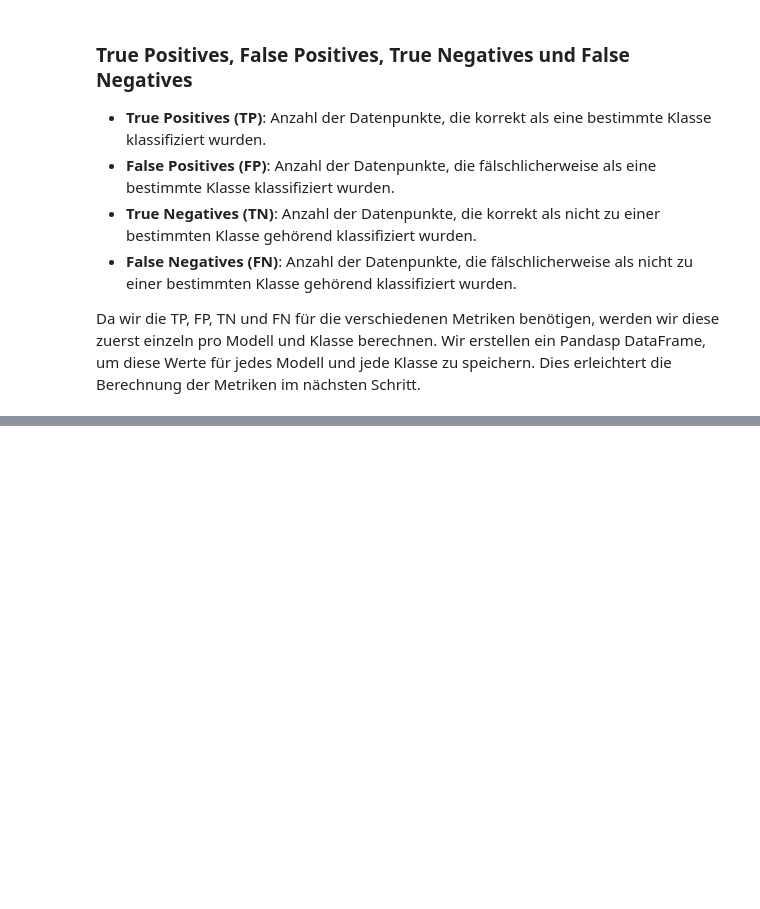
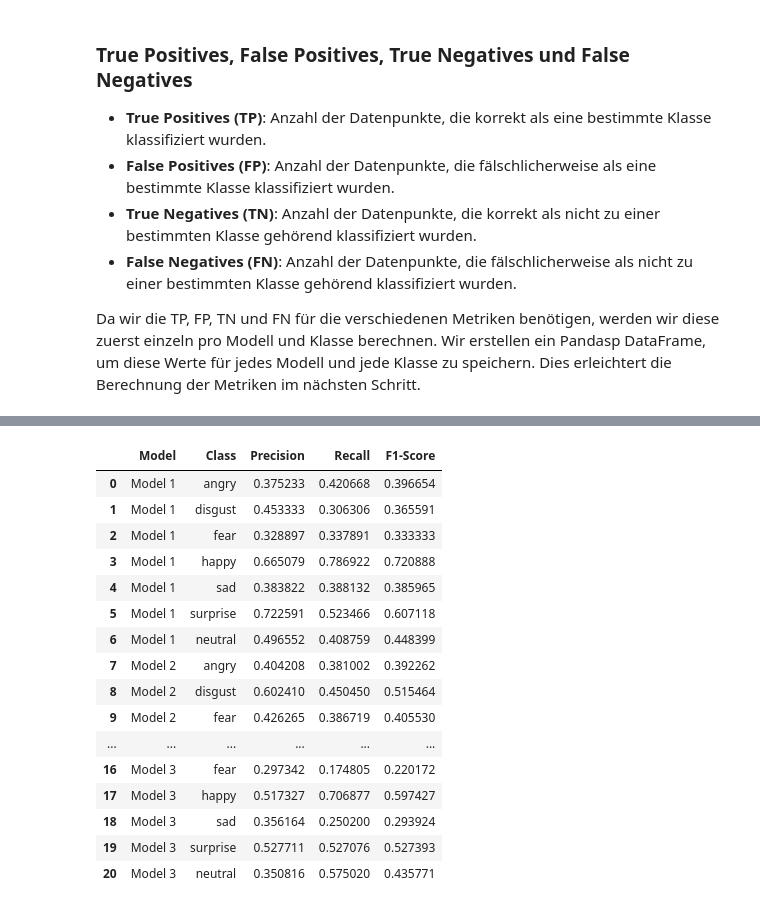
Before and after one commit to RouLee/praktikum_II_EF, a Jupyter notebook: 09_evaluation_FER_models_ML.ipynb, the cells around one changed output, grey strips where cells are left out. Drawn from its saved outputs; the diff is of its cells as text; code cells hidden in the pictures; blank space fills up the shorter version.

```diff
--- a/09_evaluation_FER_models_ML.ipynb
+++ b/09_evaluation_FER_models_ML.ipynb
@@ -161,3 +200,15 @@ Wir erstellen ein Pandasp DataFrame, um diese Werte für jedes Modell und jede K
 model_1_metrics = pd.DataFrame(columns=["Class", "TP", "FP", "TN", "FN"])
 model_2_metrics = pd.DataFrame(columns=["Class", "TP", "FP", "TN", "FN"])
 model_3_metrics = pd.DataFrame(columns=["Class", "TP", "FP", "TN", "FN"])
+
+model_metrics_list = [model_1_metrics, model_2_metrics, model_3_metrics]
+
+for class_index in range(7):
+    for model_index in range(len(model_metrics_list)):
+        # Berechnung der Metriken für Modell 1
+        model_predicted_labels = torch.argmax(list_of_predictions[model_index], dim=1)
+        TP_1 = ((model_predicted_labels == class_index) & (test_labels == class_index)).sum().item()
+        FP_1 = ((model_predicted_labels == class_index) & (test_labels != class_index)).sum().item()
+        TN_1 = ((model_predicted_labels != class_index) & (test_labels != class_index)).sum().item()
+        FN_1 = ((model_predicted_labels != class_index) & (test_labels == class_index)).sum().item()
+        model_metrics_list[model_index].loc[class_index] = [reverse_label_mapping[class_index], TP_1, FP_1, TN_1, FN_1]
@@ -170,0 +269,20 @@ Die Precision sagt uns, wie viele der Datenpunkte, die als eine bestimmte Klasse
+# %%
+df_metrics
+# %% [output]
+|  | Model | Class | Precision | Recall | F1-Score |
+| 0 | Model 1 | angry | 0.375233 | 0.420668 | 0.396654 |
+| 1 | Model 1 | disgust | 0.453333 | 0.306306 | 0.365591 |
+| 2 | Model 1 | fear | 0.328897 | 0.337891 | 0.333333 |
+| 3 | Model 1 | happy | 0.665079 | 0.786922 | 0.720888 |
+| 4 | Model 1 | sad | 0.383822 | 0.388132 | 0.385965 |
+| 5 | Model 1 | surprise | 0.722591 | 0.523466 | 0.607118 |
+| 6 | Model 1 | neutral | 0.496552 | 0.408759 | 0.448399 |
+| 7 | Model 2 | angry | 0.404208 | 0.381002 | 0.392262 |
+| 8 | Model 2 | disgust | 0.602410 | 0.450450 | 0.515464 |
+| 9 | Model 2 | fear | 0.426265 | 0.386719 | 0.405530 |
+| ... | ... | ... | ... | ... | ... |
+| 16 | Model 3 | fear | 0.297342 | 0.174805 | 0.220172 |
+| 17 | Model 3 | happy | 0.517327 | 0.706877 | 0.597427 |
+| 18 | Model 3 | sad | 0.356164 | 0.250200 | 0.293924 |
+| 19 | Model 3 | surprise | 0.527711 | 0.527076 | 0.527393 |
+| 20 | Model 3 | neutral | 0.350816 | 0.575020 | 0.435771 |
```
Also changed, not shown: parts of 18 cells of this notebook.
